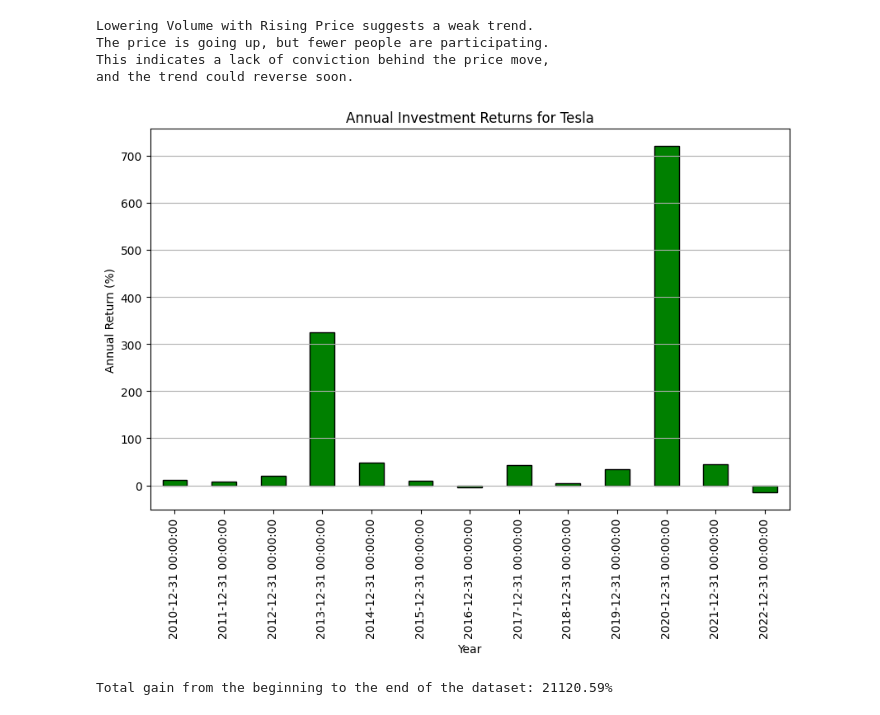
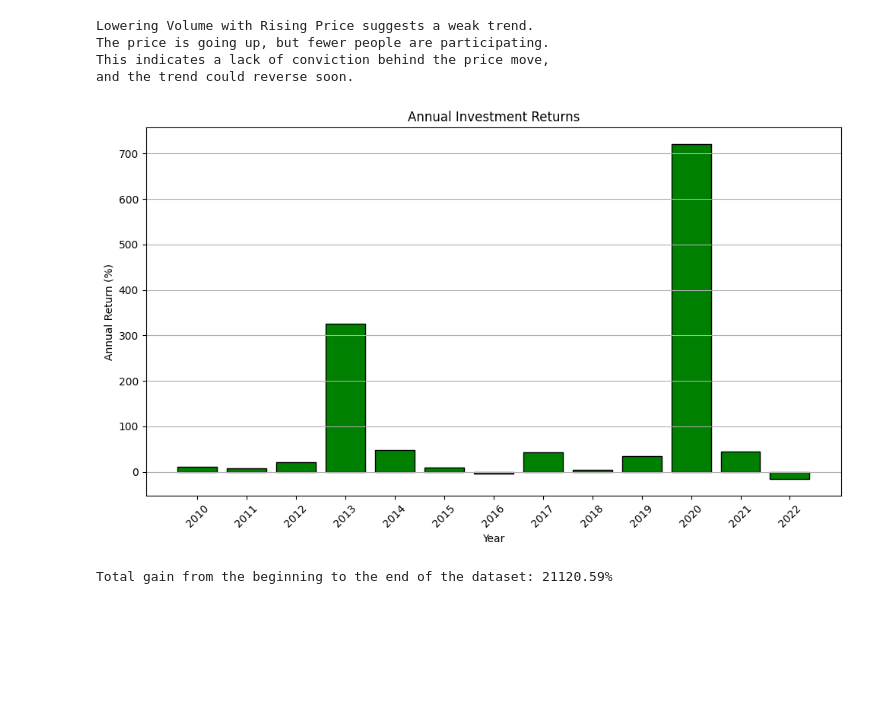
Before and after one commit to Hesham-Nabil/Data-Analysis, a Jupyter notebook: Project.ipynb, the cells around one changed output. Cells and saved outputs as stored; diff of their text form; code cells hidden in the pictures; blank space fills up the shorter version.

```diff
--- a/Project.ipynb
+++ b/Project.ipynb
@@ -358,25 +375,33 @@ and the trend could reverse soon.
 # %%
 # 3. Monetary Gain Across Different Time Intervals:
 
-# Simulate investment gain each year
-annual_gain = df.resample('Y')['Close'].agg(['first', 'last'])
+# Ensure the DataFrame is sorted by date
+df = df.sort_index()
+
+# Resample to annual data and calculate first and last prices
+annual_gain = df['Close'].resample('Y').agg(['first', 'last'])
 annual_gain['Annual_Return'] = ((annual_gain['last'] - annual_gain['first']) / annual_gain['first']) * 100
 
-# Plot the annual gain
+# Extract year for proper labeling
+annual_gain['Year'] = annual_gain.index.year
+
+# Plot the annual gain with proper labels
 plt.figure(figsize=(10, 6))
-annual_gain['Annual_Return'].plot(kind='bar', color='green', edgecolor='black')
-plt.title('Annual Investment Returns for Tesla')
+plt.bar(annual_gain['Year'], annual_gain['Annual_Return'], color='green', edgecolor='black')
+plt.title('Annual Investment Returns')
 plt.xlabel('Year')
 plt.ylabel('Annual Return (%)')
 plt.grid(axis='y')
+plt.xticks(ticks=annual_gain['Year'], labels=annual_gain['Year'], rotation=45)
+plt.tight_layout()
 plt.show()
 
 # Calculate total gain from the start to the end of the dataset
 initial_price = df['Close'].iloc[0]
 final_price = df['Close'].iloc[-1]
 total_gain = ((final_price - initial_price) / initial_price) * 100
 
 print(f"Total gain from the beginning to the end of the dataset: {total_gain:.2f}%")
 # %% [output]
-[figure, old version]
+[figure, new version]
 Total gain from the beginning to the end of the dataset: 21120.59%
```
Also changed, not shown: parts of 12 cells of this notebook, 2 other files.
